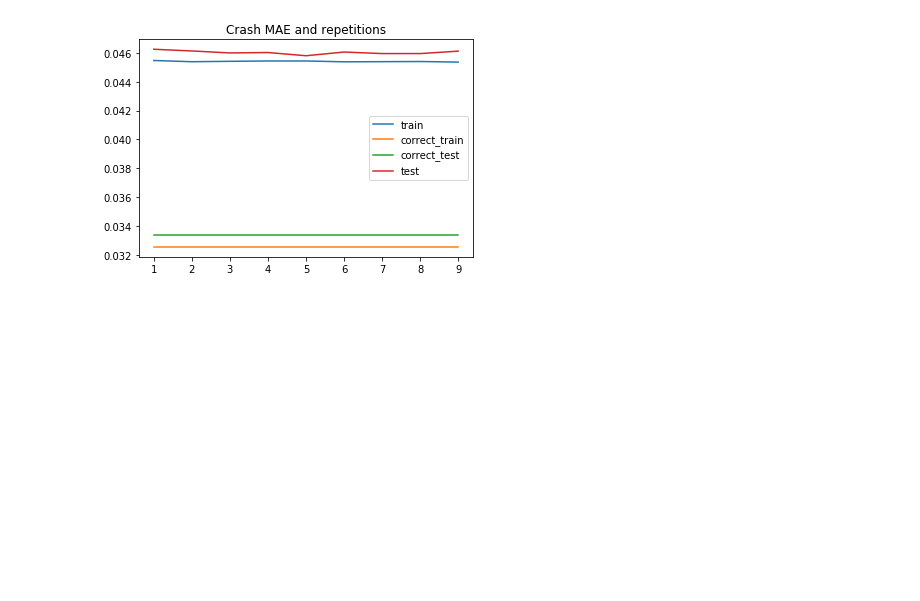
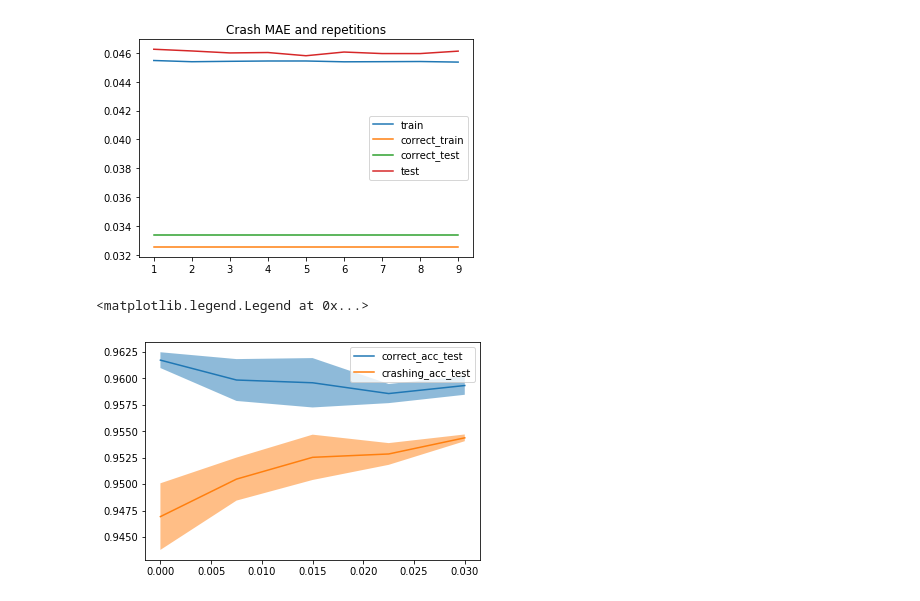
Before and after one commit to LPD-EPFL/nn-fault-tolerance, a Jupyter notebook: ComparisonIncreasingDropoutMNIST.ipynb, the cells around one changed output. Cells and saved outputs as stored; diff of their text form; code cells hidden in the pictures; blank space fills up the shorter version.

```diff
--- a/ComparisonIncreasingDropoutMNIST.ipynb
+++ b/ComparisonIncreasingDropoutMNIST.ipynb
@@ -27,7 +35,7 @@ def get_p_arr(p):
 p_inference = get_p_arr(0.05)
 
 # prob. of failure at train
-p_trains = np.linspace(0, 0.5, 10)
+p_trains = np.linspace(0, 0.03, 5)
 
 # Lips. coeff
 KLips = 1.
@@ -40,7 +48,7 @@ activation = 'sigmoid'
 repetitions = 6
 
 # number of runs for each p
-runs = 20
+runs = 5
 # %%
 def get_results(p):
     # obtaining the distribution after 10 epochs
@@ -118,0 +125,18 @@ get_results(0.01)
+# %%
+# obtaining results
+results_array = [get_results(p) for p in p_trains]
+# %%
+plt.figure()
+
+def plot_quantity(results_array, name):
+    means = np.array([np.mean(r[name]) for r in results_array])
+    stds  = [np.std(r[name]) for r in results_array]
+    plt.plot(p_trains, means, label = name)
+    plt.fill_between(p_trains, means - stds, means + stds, alpha = 0.5)
+
+plot_quantity(results_array, 'correct_acc_test')
+plot_quantity(results_array, 'crashing_acc_test')
+plt.legend()
+# %% [output]
+<matplotlib.legend.Legend at 0x...>
+[figure, added]
```
Also changed, not shown: parts of 2 cells of this notebook, 1 other file.
